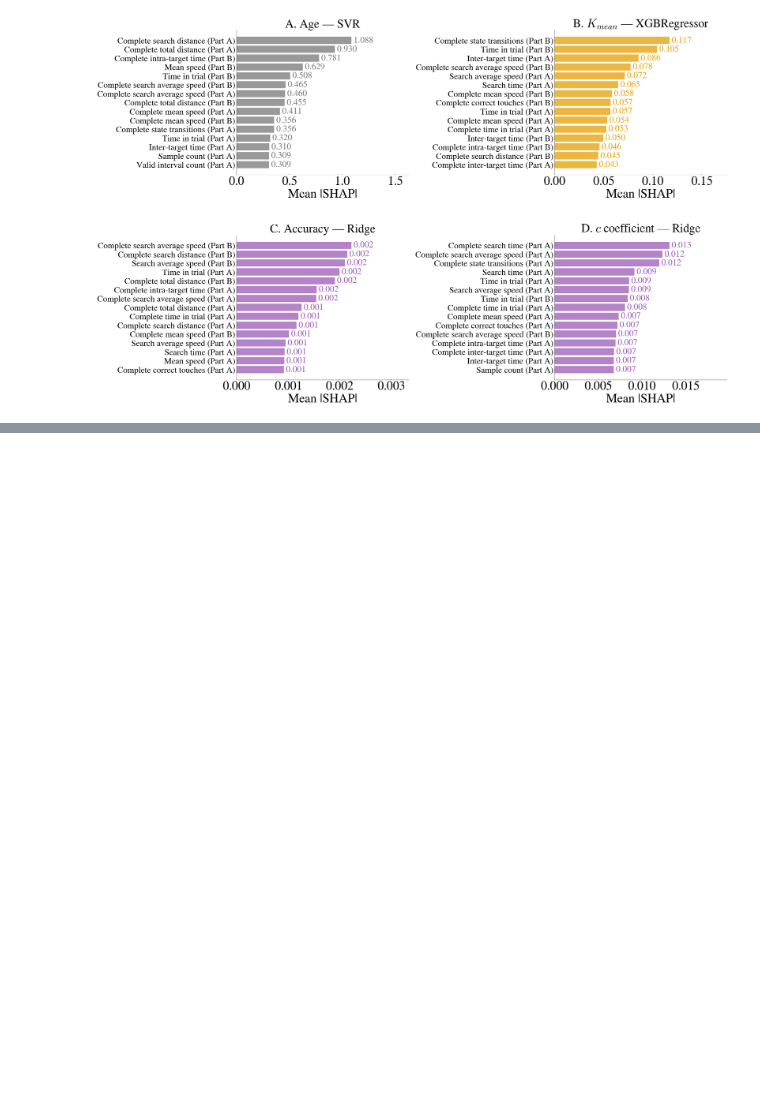
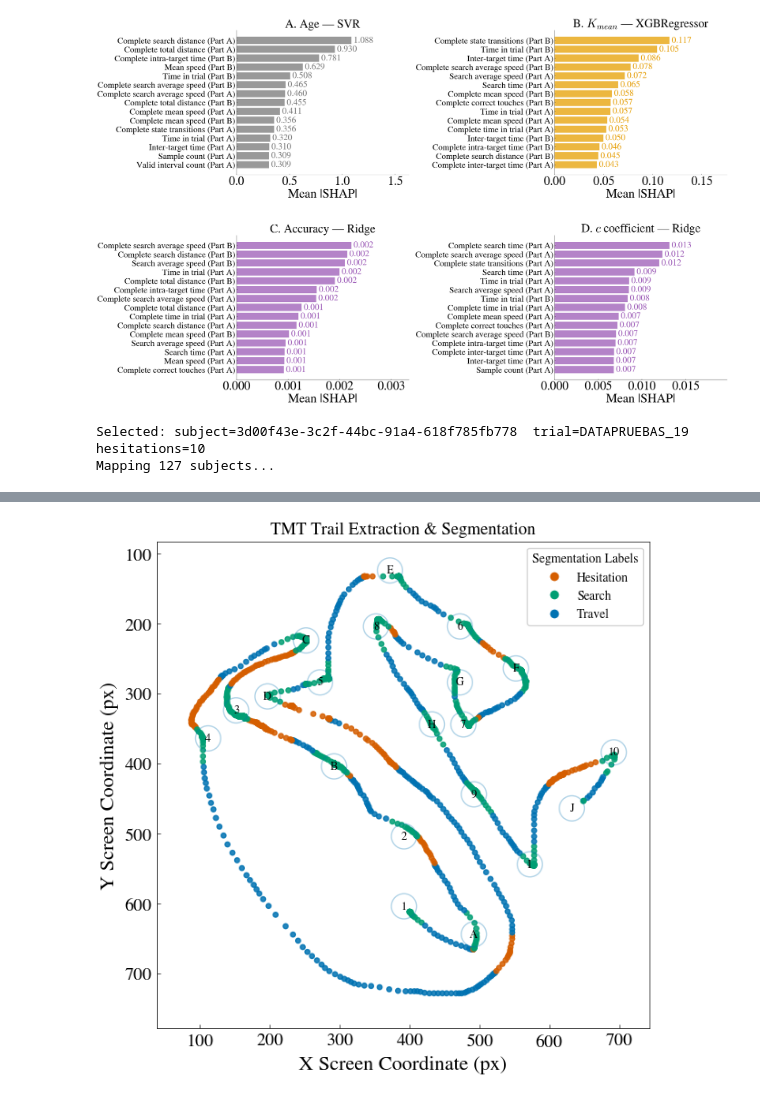
Before and after one commit to gianluca-capelo/datapruebas_analysis, a Jupyter notebook: notebooks/paper_figures.ipynb, the cells around one changed output, grey strips where cells are left out. Cells and saved outputs as stored; diff of their text form; code cells hidden in the pictures; blank space fills up the shorter version.

Commit message:
tmt on paper_figures

```diff
--- a/notebooks/paper_figures.ipynb
+++ b/notebooks/paper_figures.ipynb
@@ -772,3 +772,82 @@ plt.show()
 # %% [output]
 Saved -> /home/gus/Documents/REPOS/datapruebas_analysis/figures/fig3_shap_importance.png
 [figure]
+# %%
+# ---------------------------------------------------------------------------
+# Figure 4 — TMT trail segmentation (single representative trial)
+# ---------------------------------------------------------------------------
+
+from src.mapper.datapruebas.datapruebas_mapper import DatapruebasTMTMapper
+from src import config
+from neurotask.tmt.segmentation.segmentation import classify_cursor_positions_with_hesitation
+from src.visualization.trial_plotting_helpers import draw_trial_targets, configure_trial_axes
+
+# Okabe-Ito colors per segment type
+SEG_COLORS = {
+    "Hesitation": C_ORANGE,   # D55E00
+    "Search":     C_TEAL,     # 009E73
+    "Travel":     C_BLUE,     # 0072B2
+}
+
+# --- Pick a visually interesting PART_B trial ---
+# Criteria: valid, datapruebas source, many hesitations (shows all 3 states)
+df_cand = df_tmt[
+    (df_tmt["is_valid"] == True) &
+    (df_tmt["trial_type"].str.contains("PART_B")) &
+    (df_tmt["trial_id"].str.startswith("DATAPRUEBAS")) &
+    (df_tmt["non_cut_correct_targets_touches"] >= 20) &
+    (df_tmt["total_hesitations"] >= 5)
+].copy()
+
+row = df_cand.sort_values("total_hesitations", ascending=False).iloc[5]
+target_subject_id = row["subject_id"]
+target_trial_id   = row["trial_id"]
+speed_threshold   = row["speed_threshold"]
+print(f"Selected: subject={target_subject_id}  trial={target_trial_id}  hesitations={row['total_hesitations']:.0f}")
+
+# --- Load raw experiment ---
+dataset_path = os.path.join(
+    PROJECT_ROOT, "data", "raw", "tmt", "datapruebas", "subjects",
+    config.EXPERIMENT_FILE_NAME
+)
+experiment = DatapruebasTMTMapper().map(dataset_path)
+
+subject = experiment.subjects[target_subject_id]
+trial   = next(t for t in subject.testing_trials if t.id == target_trial_id)
+
+# --- Segment the cursor trail ---
+segmentation = classify_cursor_positions_with_hesitation(
+    trial, subject.target_radius, config.TARGET_RADIUS_MULTIPLIER, speed_threshold
+)
+labels = [label for (label, _) in segmentation]
+
+cursor_trail = trial.get_cursor_trail_from_start()
+cursor_x = [p.position.x for p in cursor_trail]
+cursor_y = [p.position.y for p in cursor_trail]
+point_colors = [SEG_COLORS.get(l, C_GRAY) for l in labels]
+
+# --- Plot ---
+fig, ax = plt.subplots(figsize=(7, 7))
+
+ax.scatter(cursor_x, cursor_y, c=point_colors, s=15, zorder=4, alpha=0.85)
+draw_trial_targets(ax, trial, subject.target_radius, circle_color=C_BLUE, text_fontsize=9)
+configure_trial_axes(ax, x=cursor_x, y=cursor_y, show_labels=True,
+                     xlabel="X Screen Coordinate (px)", ylabel="Y Screen Coordinate (px)")
+
+handles = [
+    plt.Line2D([0], [0], marker='o', color='w', label=k,
+               markerfacecolor=v, markersize=8)
+    for k, v in SEG_COLORS.items()
+]
+ax.legend(handles=handles, title="Segmentation Labels", frameon=True)
+ax.set_title("TMT Trail Extraction & Segmentation")
+
+# Save as PNG (paper) and SVG (slides — scales without quality loss)
+save_fig(fig, "fig4_tmt_segmentation.png")
+fig.savefig(os.path.join(FIGURES_DIR, "fig4_tmt_segmentation.svg"), format="svg", bbox_inches="tight")
+print(f"Saved -> {os.path.join(FIGURES_DIR, 'fig4_tmt_segmentation.svg')}")
+
+plt.show()
+# %% [output]
+Selected: subject=3d00f43e-3c2f-44bc-91a4-618f785fb778  trial=DATAPRUEBAS_19  hesitations=10
+Mapping 127 subjects...
@@ -774,0 +874 @@ Saved -> /home/gus/Documents/REPOS/datapruebas_analysis/figures/fig3_shap_import
+[figure, added]
```
Also changed, not shown: parts of 1 cell of this notebook.
